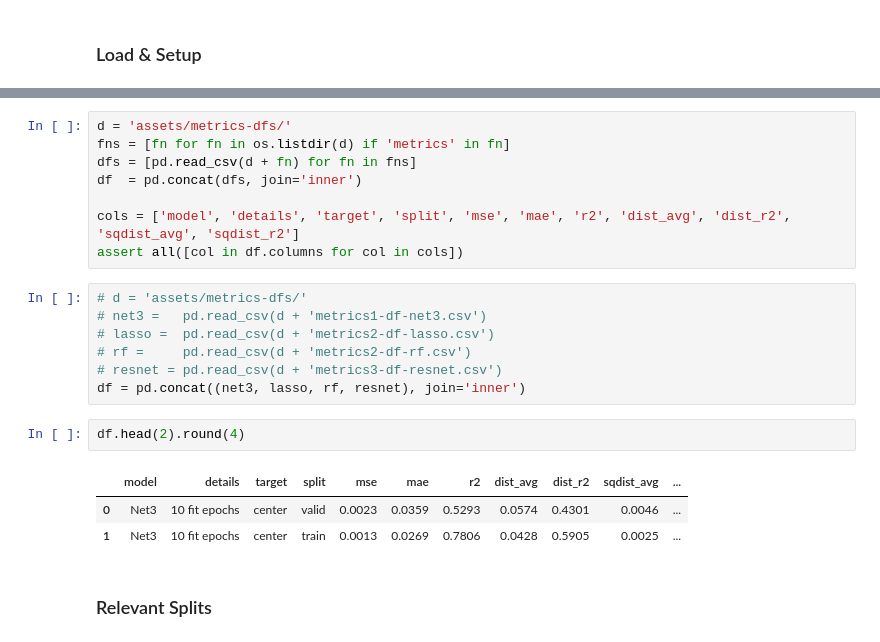
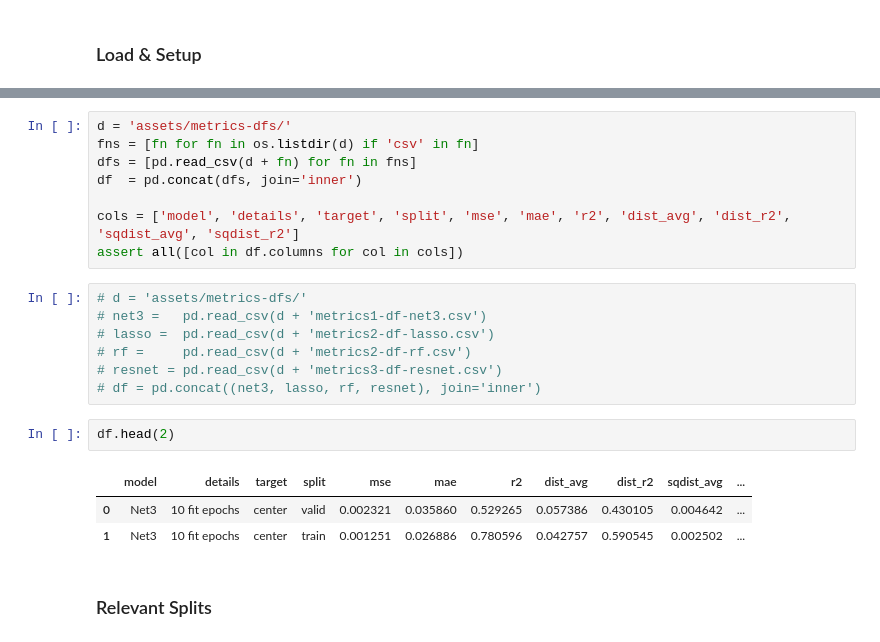
Before and after one commit to sutt/fastai-tutorial, a Jupyter notebook: metrics-agg-1.ipynb, the cells around one changed output, grey strips where cells are left out. Drawn from its saved outputs; the diff is of its cells as text.

```diff
--- a/metrics-agg-1.ipynb
+++ b/metrics-agg-1.ipynb
@@ -13,7 +13,7 @@ metrics1-df-net3.csv   metrics2-df-rf.csv
 metrics2-df-lasso.csv  metrics3-df-resnet.csv
 # %%
 d = 'assets/metrics-dfs/'
-fns = [fn for fn in os.listdir(d) if 'metrics' in fn]
+fns = [fn for fn in os.listdir(d) if 'csv' in fn]
 dfs = [pd.read_csv(d + fn) for fn in fns]
 df  = pd.concat(dfs, join='inner')
 
@@ -25,13 +25,13 @@ assert all([col in df.columns for col in cols])
 # lasso =  pd.read_csv(d + 'metrics2-df-lasso.csv')
 # rf =     pd.read_csv(d + 'metrics2-df-rf.csv')
 # resnet = pd.read_csv(d + 'metrics3-df-resnet.csv')
-df = pd.concat((net3, lasso, rf, resnet), join='inner')
+# df = pd.concat((net3, lasso, rf, resnet), join='inner')
 # %%
-df.head(2).round(4)
+df.head(2)
 # %% [output]
 |  | model | details | target | split | mse | mae | r2 | dist_avg | dist_r2 | sqdist_avg | ... |
-| 0 | Net3 | 10 fit epochs | center | valid | 0.0023 | 0.0359 | 0.5293 | 0.0574 | 0.4301 | 0.0046 | ... |
-| 1 | Net3 | 10 fit epochs | center | train | 0.0013 | 0.0269 | 0.7806 | 0.0428 | 0.5905 | 0.0025 | ... |
+| 0 | Net3 | 10 fit epochs | center | valid | 0.002321 | 0.035860 | 0.529265 | 0.057386 | 0.430105 | 0.004642 | ... |
+| 1 | Net3 | 10 fit epochs | center | train | 0.001251 | 0.026886 | 0.780596 | 0.042757 | 0.590545 | 0.002502 | ... |
 # %% [markdown]
 ### Relevant Splits
 # %%
```
Also changed, not shown: parts of 9 cells of this notebook, 5 other files.
